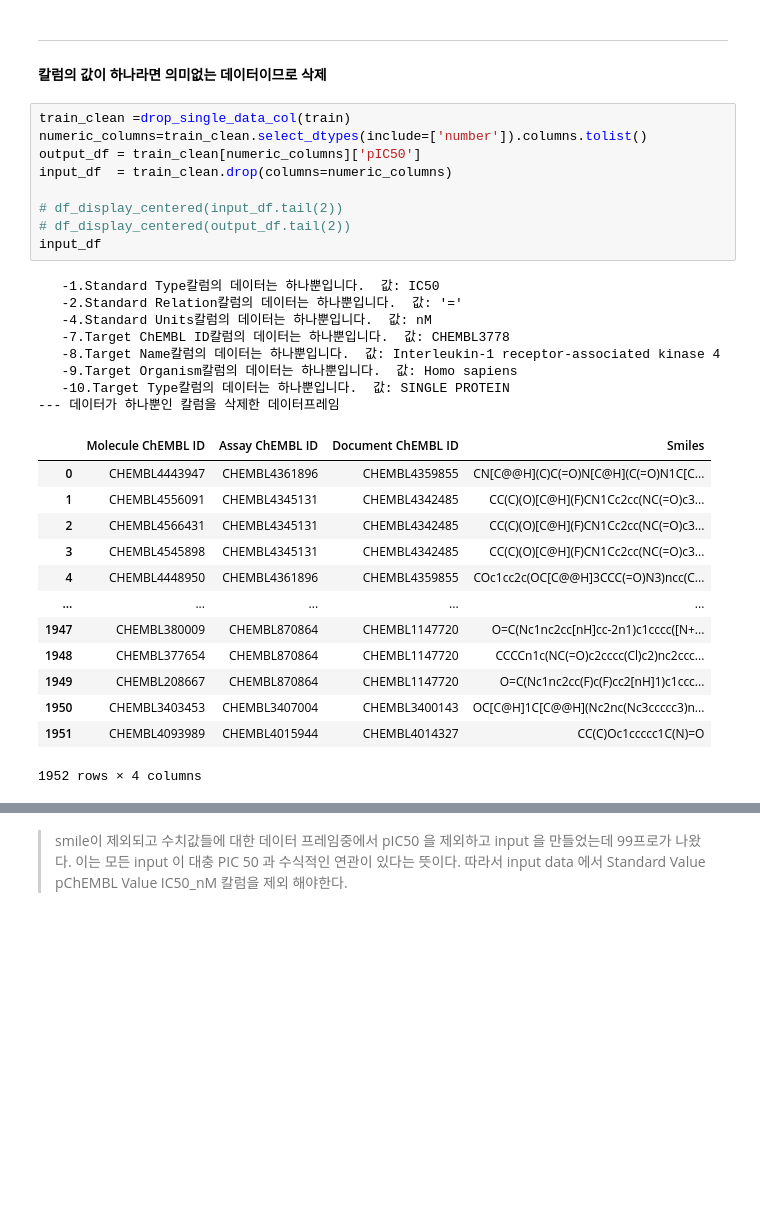
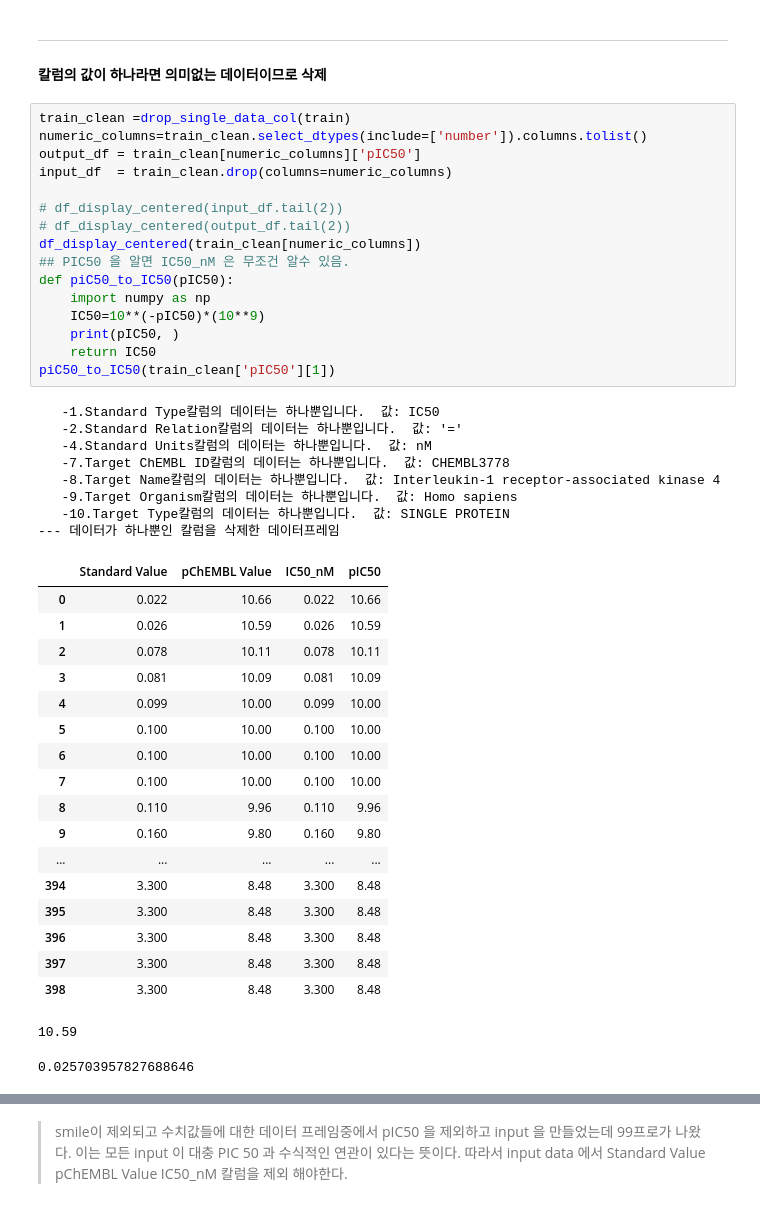
Before and after one commit to CodeArt-Team/MLcompetetion, a Jupyter notebook: 공모전/제2회 신약개발 AI경진대회/DataAnalysis/1.DataInfo종합.ipynb, the cells around one changed output, grey strips where cells are left out. Cells and saved outputs as stored; diff of their text form; blank space fills up the shorter version.

```diff
--- a/공모전/제2회 신약개발 AI경진대회/DataAnalysis/1.DataInfo종합.ipynb
+++ b/공모전/제2회 신약개발 AI경진대회/DataAnalysis/1.DataInfo종합.ipynb
@@ -89,32 +89,45 @@ data_column_info()
 # %%
 train_clean =drop_single_data_col(train)
 numeric_columns=train_clean.select_dtypes(include=['number']).columns.tolist()
 output_df = train_clean[numeric_columns]['pIC50']
 input_df  = train_clean.drop(columns=numeric_columns)
 
 # df_display_centered(input_df.tail(2))
 # df_display_centered(output_df.tail(2))
-input_df
+df_display_centered(train_clean[numeric_columns])
+## PIC50 을 알면 IC50_nM 은 무조건 알수 있음.
+def piC50_to_IC50(pIC50):
+    import numpy as np
+    IC50=10**(-pIC50)*(10**9)
+    print(pIC50, )
+    return IC50
+piC50_to_IC50(train_clean['pIC50'][1])
 # %% [output]
    -1.Standard Type칼럼의 데이터는 하나뿐입니다.  값: IC50
    -2.Standard Relation칼럼의 데이터는 하나뿐입니다.  값: '='
    -4.Standard Units칼럼의 데이터는 하나뿐입니다.  값: nM
    -7.Target ChEMBL ID칼럼의 데이터는 하나뿐입니다.  값: CHEMBL3778
    -8.Target Name칼럼의 데이터는 하나뿐입니다.  값: Interleukin-1 receptor-associated kinase 4
    -9.Target Organism칼럼의 데이터는 하나뿐입니다.  값: Homo sapiens
    -10.Target Type칼럼의 데이터는 하나뿐입니다.  값: SINGLE PROTEIN
 --- 데이터가 하나뿐인 칼럼을 삭제한 데이터프레임
-|  | Molecule ChEMBL ID | Assay ChEMBL ID | Document ChEMBL ID | Smiles |
-| 0 | CHEMBL4443947 | CHEMBL4361896 | CHEMBL4359855 | CN[C@@H](C)C(=O)N[C@H](C(=O)N1C[C... |
-| 1 | CHEMBL4556091 | CHEMBL4345131 | CHEMBL4342485 | CC(C)(O)[C@H](F)CN1Cc2cc(NC(=O)c3... |
-| 2 | CHEMBL4566431 | CHEMBL4345131 | CHEMBL4342485 | CC(C)(O)[C@H](F)CN1Cc2cc(NC(=O)c3... |
-| 3 | CHEMBL4545898 | CHEMBL4345131 | CHEMBL4342485 | CC(C)(O)[C@H](F)CN1Cc2cc(NC(=O)c3... |
-| 4 | CHEMBL4448950 | CHEMBL4361896 | CHEMBL4359855 | COc1cc2c(OC[C@@H]3CCC(=O)N3)ncc(C... |
+|  | Standard Value | pChEMBL Value | IC50_nM | pIC50 |
+| 0 | 0.022 | 10.66 | 0.022 | 10.66 |
+| 1 | 0.026 | 10.59 | 0.026 | 10.59 |
+| 2 | 0.078 | 10.11 | 0.078 | 10.11 |
+| 3 | 0.081 | 10.09 | 0.081 | 10.09 |
+| 4 | 0.099 | 10.00 | 0.099 | 10.00 |
+| 5 | 0.100 | 10.00 | 0.100 | 10.00 |
+| 6 | 0.100 | 10.00 | 0.100 | 10.00 |
+| 7 | 0.100 | 10.00 | 0.100 | 10.00 |
+| 8 | 0.110 | 9.96 | 0.110 | 9.96 |
+| 9 | 0.160 | 9.80 | 0.160 | 9.80 |
 | ... | ... | ... | ... | ... |
-| 1947 | CHEMBL380009 | CHEMBL870864 | CHEMBL1147720 | O=C(Nc1nc2cc[nH]cc-2n1)c1cccc([N+... |
-| 1948 | CHEMBL377654 | CHEMBL870864 | CHEMBL1147720 | CCCCn1c(NC(=O)c2cccc(Cl)c2)nc2ccc... |
-| 1949 | CHEMBL208667 | CHEMBL870864 | CHEMBL1147720 | O=C(Nc1nc2cc(F)c(F)cc2[nH]1)c1ccc... |
-| 1950 | CHEMBL3403453 | CHEMBL3407004 | CHEMBL3400143 | OC[C@H]1C[C@@H](Nc2nc(Nc3ccccc3)n... |
-| 1951 | CHEMBL4093989 | CHEMBL4015944 | CHEMBL4014327 | CC(C)Oc1ccccc1C(N)=O |
+| 394 | 3.300 | 8.48 | 3.300 | 8.48 |
+| 395 | 3.300 | 8.48 | 3.300 | 8.48 |
+| 396 | 3.300 | 8.48 | 3.300 | 8.48 |
+| 397 | 3.300 | 8.48 | 3.300 | 8.48 |
+| 398 | 3.300 | 8.48 | 3.300 | 8.48 |
-1952 rows × 4 columns
+10.59
+0.025703957827688646
 # %%
```
Also changed, not shown: parts of 13 cells of this notebook, 5 other files.
